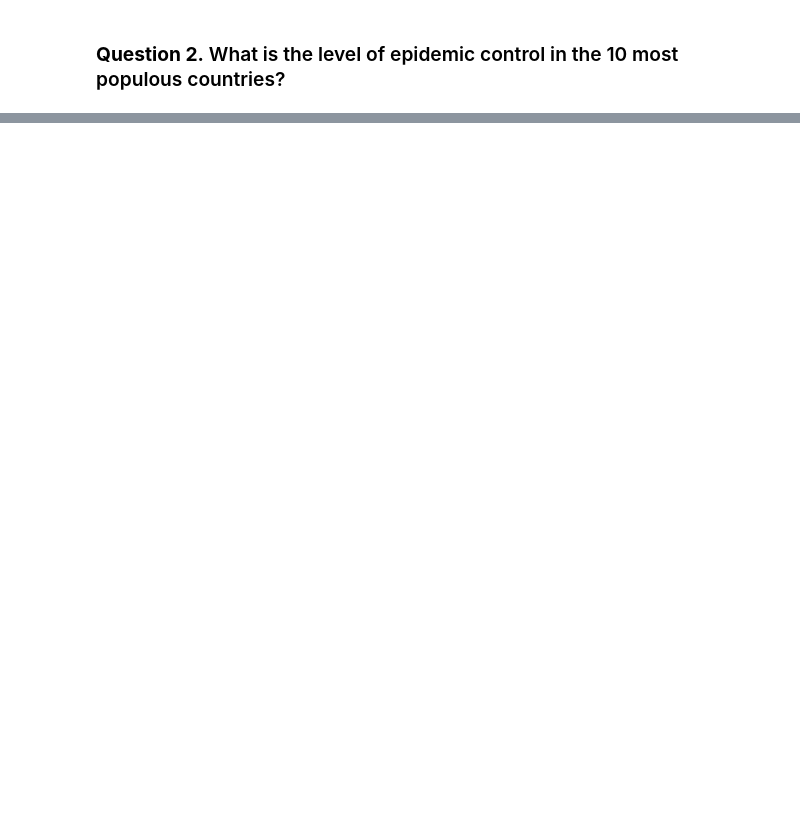
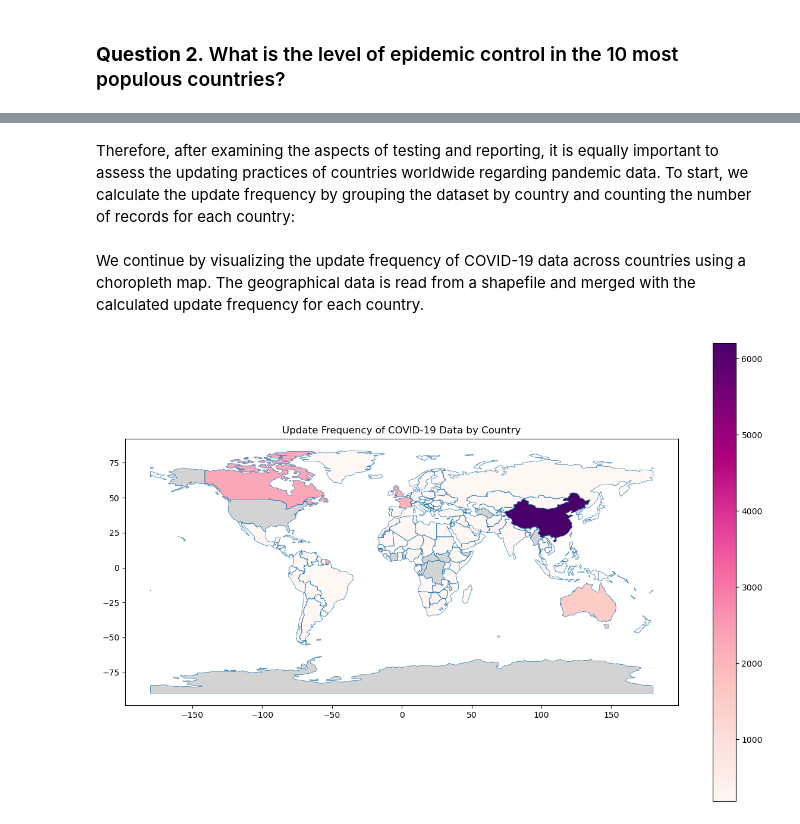
Before and after one commit to dhuyent/DSProgramming-FinalProject, a Jupyter notebook: src/Data_analysis.ipynb, the cells around one changed output, grey strips where cells are left out. Cells and saved outputs as stored; diff of their text form; code cells hidden in the pictures; blank space fills up the shorter version.

```diff
--- a/src/Data_analysis.ipynb
+++ b/src/Data_analysis.ipynb
@@ -284,0 +386,23 @@ global_trends = covid_19_df.groupby("Date")[["Confirmed", "Deaths", "Recovered",
+# %% [markdown]
+Therefore, after examining the aspects of testing and reporting, it is equally important to assess the updating practices of countries worldwide regarding pandemic data. To start, we calculate the update frequency by grouping the dataset by country and counting the number of records for each country:
+# %%
+# Group by country and count the number of rows for each country
+update_frequency = covid_19_df.groupby('Country/Region').size().reset_index(name='Update Frequency')
+# %% [markdown]
+We continue by visualizing the update frequency of COVID-19 data across countries using a choropleth map. The geographical data is read from a shapefile and merged with the calculated update frequency for each country.
+# %%
+# Read geographical data from the shapefile
+shapefile_path = "./geo_data/ne_110m_admin_0_countries.shp"
+world = gpd.read_file(shapefile_path)
+
+# Merge update frequency data with geographical data
+world = world.merge(update_frequency, left_on='NAME', right_on='Country/Region', how='left')
+
+# Plot the map showing update frequency
+fig, ax = plt.subplots(1, 1, figsize=(15, 10))
+world.boundary.plot(ax=ax, linewidth=0.5)
+world.plot(column='Update Frequency', ax=ax, legend=True, cmap='RdPu',
+           missing_kwds={"color": "lightgrey", "label": "No data"})
+plt.title("Update Frequency of COVID-19 Data by Country");
+# %% [output]
+[figure, added]
```
Also changed, not shown: parts of 28 cells of this notebook, 3 other files.
